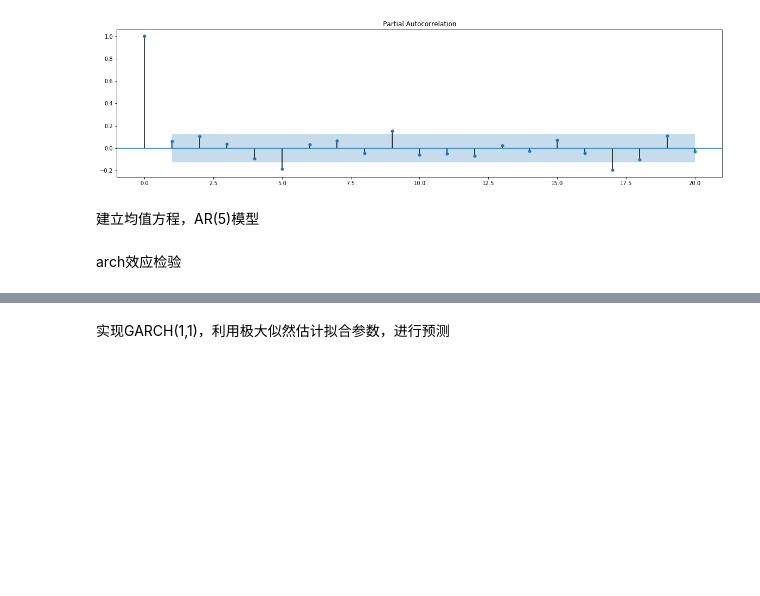
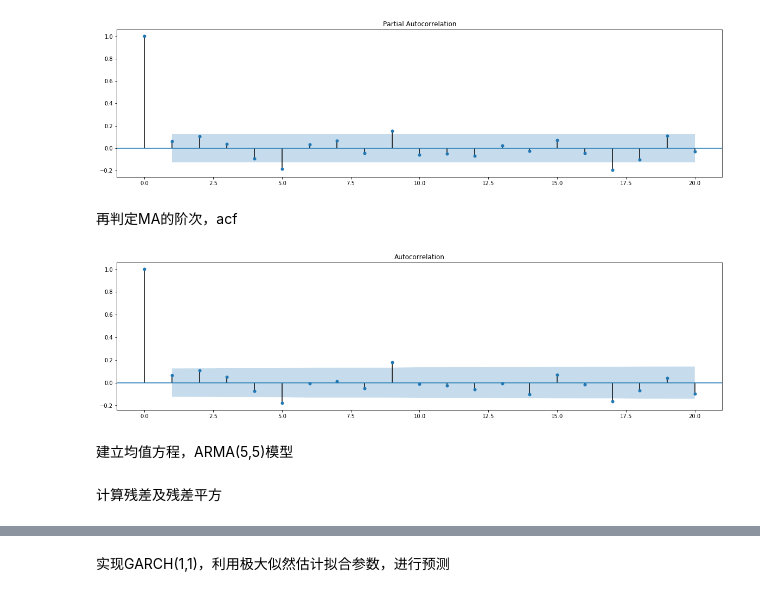
Before and after one commit to sqccathy/Garch-implement, a Jupyter notebook: Garch.ipynb, the cells around one changed output, grey strips where cells are left out. Drawn from its saved outputs; the diff is of its cells as text; code cells hidden in the pictures; blank space fills up the shorter version.

```diff
--- a/Garch.ipynb
+++ b/Garch.ipynb
@@ -34,6 +44,14 @@ ax1=fig.add_subplot(111)
 fig = sm.graphics.tsa.plot_pacf(data,lags = 20,ax=ax1)
 # %% [output]
 [figure]
+# %% [markdown]
+再判定MA的阶次，acf
+# %%
+fig = plt.figure(figsize=(20,5))
+ax1=fig.add_subplot(111)
+fig = sm.graphics.tsa.plot_acf(data,lags = 20,ax=ax1)
+# %% [output]
+[figure, added]
 # %% [markdown]
-建立均值方程，AR(5)模型
+建立均值方程，ARMA(5,5)模型
 # %%
@@ -41,3 +59,3 @@ order = (5,0)
 model = sm.tsa.ARMA(data,order).fit()
-# %% [markdown]
-arch效应检验
+# %% [markdown]
+计算残差及残差平方
```
Also changed, not shown: parts of 19 cells of this notebook.
